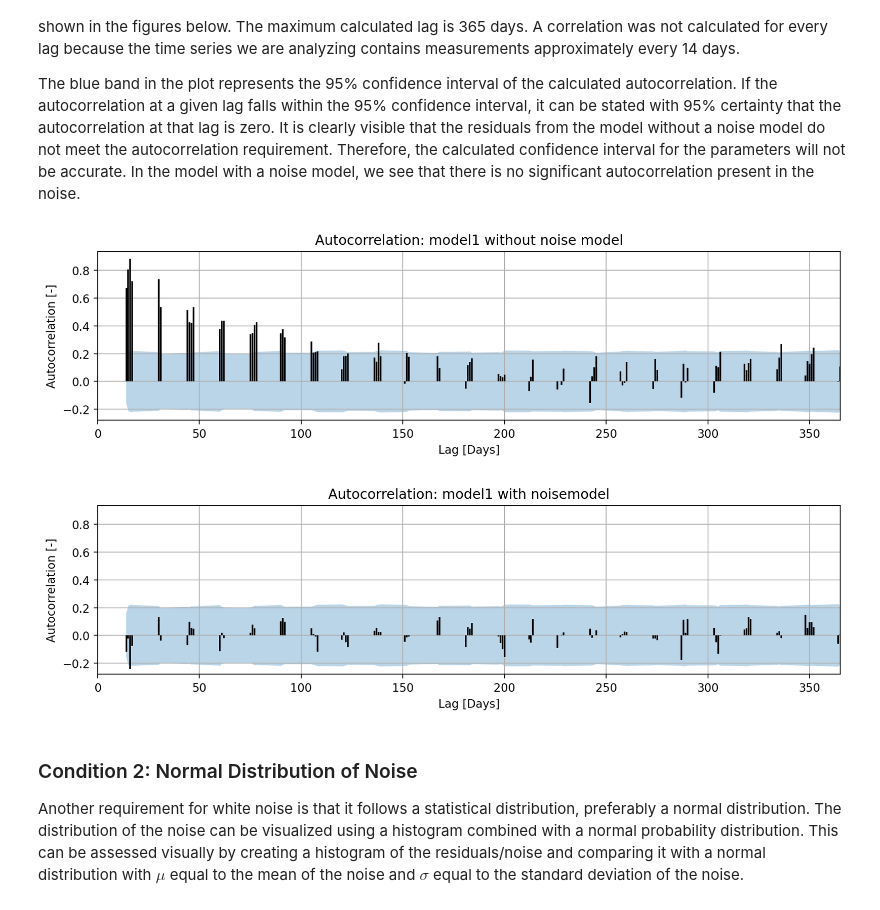
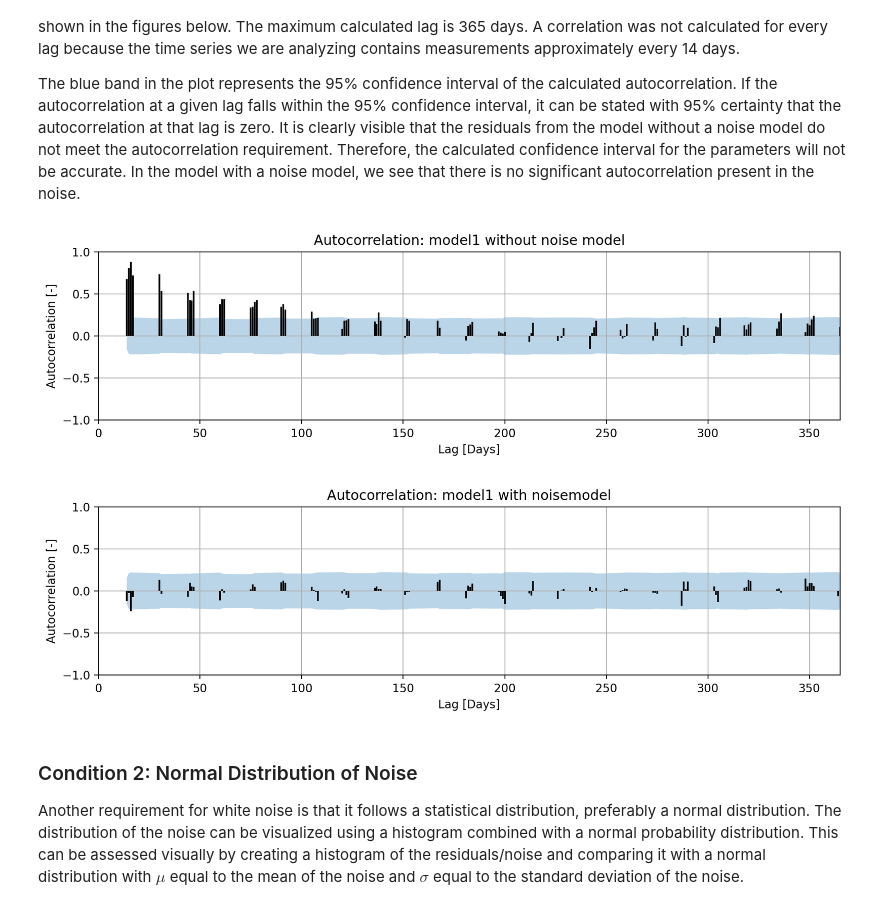
Before and after one commit to pastas/test-examples, a Jupyter notebook: Handbook/assessment/assessment.ipynb, the cells around one changed output. Cells and saved outputs as stored; diff of their text form; code cells hidden in the pictures.

```diff
--- a/Handbook/assessment/assessment.ipynb
+++ b/Handbook/assessment/assessment.ipynb
@@ -725,20 +723,20 @@ The blue band in the plot represents the 95% confidence interval of the calculat
 # %%
 ml1.solve(report=False)
 ax = ps.plots.acf(ml1.residuals(), figsize=(10, 3), alpha=0.05)
 ax.set_title("Autocorrelation: model1 without noise model")
-plt.tight_layout()
-ylim = ax.get_ylim()
+ax.set_ylim(-1.0, 1.0)
+ax.get_figure().tight_layout()
 # %% [output]
-[figure, old version]
+[figure, new version]
 # %%
 ml1.add_noisemodel(ps.ArNoiseModel())
 ml1.solve(report=False)
 ax = ps.plots.acf(ml1.noise(), figsize=(10, 3), alpha=0.05)
-ax.set_ylim(ylim)
+ax.set_ylim(-1.0, 1.0)
 ax.set_title("Autocorrelation: model1 with noisemodel")
-plt.tight_layout()
+ax.get_figure().tight_layout()
 # %% [output]
-[figure, old version]
+[figure, new version]
 # %% [markdown]
 ### Condition 2: Normal Distribution of Noise
 
```
Also changed, not shown: parts of 15 cells of this notebook.
